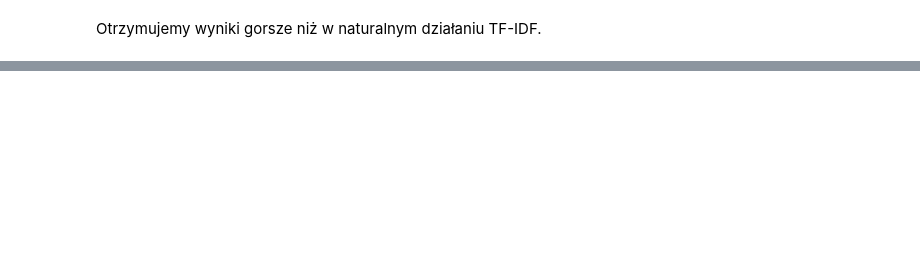
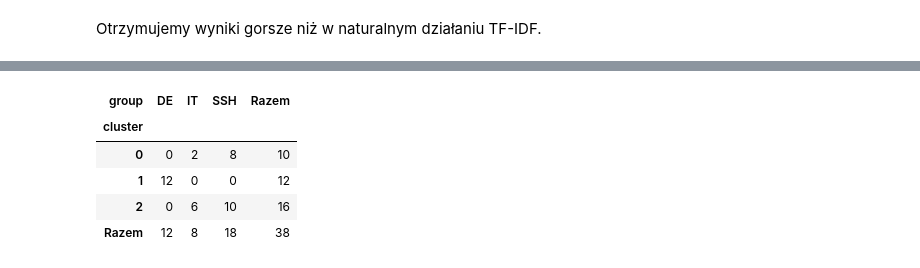
Before and after one commit to strek-o/xaifungi-analysis, a Jupyter notebook: analysis.ipynb, the cells around one changed output, grey strips where cells are left out. Cells and saved outputs as stored; diff of their text form; code cells hidden in the pictures; blank space fills up the shorter version.

```diff
--- a/analysis.ipynb
+++ b/analysis.ipynb
@@ -501,0 +608,27 @@ Otrzymujemy wyniki gorsze niż w naturalnym działaniu TF-IDF.
+# %%
+X_tfidf_scaled_for_maxqda = StandardScaler().fit_transform(
+    tfidf_feats.loc[ordered_ids].values
+)
+X_tfidf_maxqda = np.hstack([X_tfidf_scaled_for_maxqda, X_maxqda])
+
+clusters_tfidf_maxqda = KMeans(n_clusters=3, random_state=42, n_init=20).fit_predict(
+    X_tfidf_maxqda
+)
+
+results_tfidf_maxqda = pd.DataFrame(
+    {"participant_id": ordered_ids.tolist(), "cluster": clusters_tfidf_maxqda}
+).merge(text_df[["participant_id", "group"]], on="participant_id")
+
+pd.crosstab(
+    results_tfidf_maxqda["cluster"],
+    results_tfidf_maxqda["group"],
+    margins=True,
+    margins_name="Razem",
+)
+# %% [output]
+| group | DE | IT | SSH | Razem |
+| cluster |  |  |  |  |
+| 0 | 0 | 2 | 8 | 10 |
+| 1 | 12 | 0 | 0 | 12 |
+| 2 | 0 | 6 | 10 | 16 |
+| Razem | 12 | 8 | 18 | 38 |
```
Also changed, not shown: parts of 10 cells of this notebook, 1 other file.
